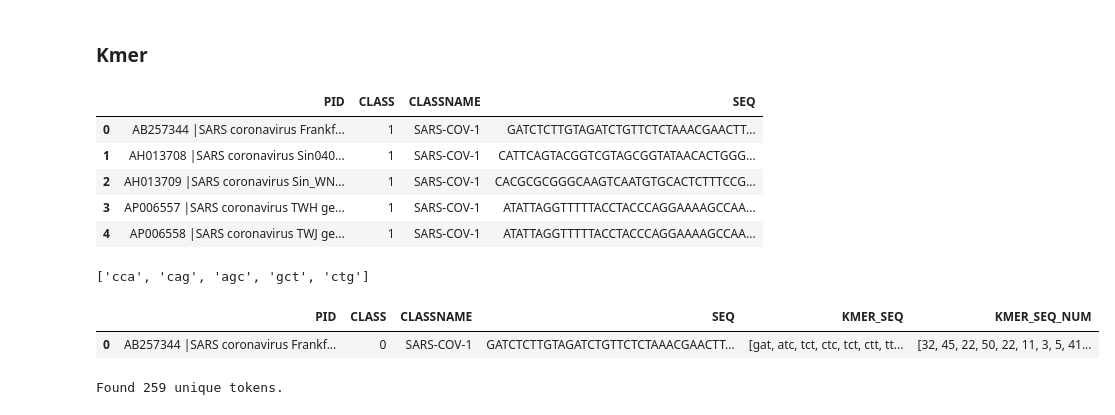
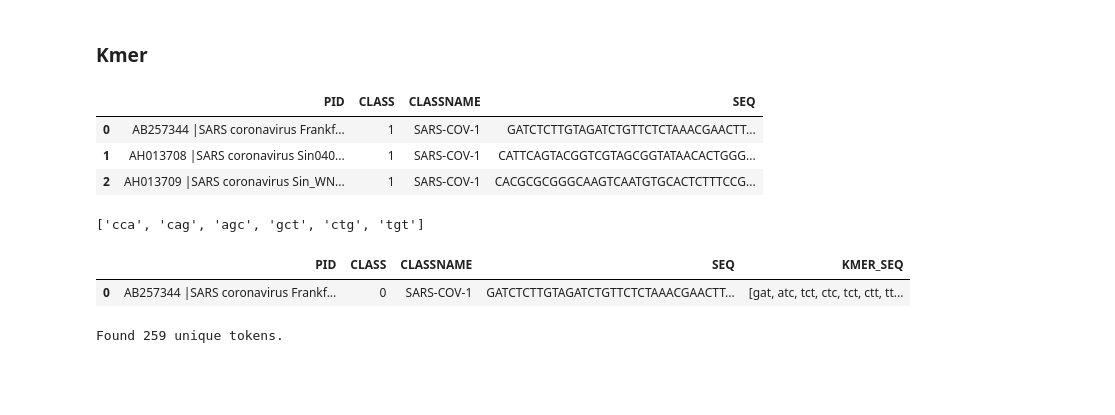
Before and after one commit to Moeinh77/Virus-DNA-classification-BERT, a Jupyter notebook: mainv1.ipynb, the cells around one changed output. Drawn from its saved outputs; the diff is of its cells as text; code cells hidden in the pictures; blank space fills up the shorter version.

```diff
--- a/mainv1.ipynb
+++ b/mainv1.ipynb
@@ -99,38 +126,33 @@ df_training.to_csv('TrainSet_ordinal.csv', index=False)
 # %% [markdown]
 ### Kmer
 # %%
-k_mer = 3
+KMER = 3
 # %%
 df_training = pd.read_csv('data/covid/training.csv')
-df_training.head()
+df_training.head(3)
 # %% [output]
 |  | PID | CLASS | CLASSNAME | SEQ |
 | 0 | AB257344 |SARS coronavirus Frankf... | 1 | SARS-COV-1 | GATCTCTTGTAGATCTGTTCTCTAAACGAACTT... |
 | 1 | AH013708 |SARS coronavirus Sin040... | 1 | SARS-COV-1 | CATTCAGTACGGTCGTAGCGGTATAACACTGGG... |
 | 2 | AH013709 |SARS coronavirus Sin_WN... | 1 | SARS-COV-1 | CACGCGCGGGCAAGTCAATGTGCACTCTTTCCG... |
-| 3 | AP006557 |SARS coronavirus TWH ge... | 1 | SARS-COV-1 | ATATTAGGTTTTTACCTACCCAGGAAAAGCCAA... |
-| 4 | AP006558 |SARS coronavirus TWJ ge... | 1 | SARS-COV-1 | ATATTAGGTTTTTACCTACCCAGGAAAAGCCAA... |
 # %%
 df_training['CLASS'] = df_training['CLASS'].apply(lambda x : x-1)
-# %%
-def kmer_fun(seq, win_size = 3):
-    kmer_list = []
-    # kmers_string = ""
-    for x in range(len(seq) - win_size + 1):
-        kmer_list.append(seq[x:x+win_size].lower())
-        # kmers_string = kmers_string+" "+seq[x:x+win_size].lower()
-    return kmer_list# kmers_string.strip()
-
-# So let’s try it out with a simple sequence:
-mySeq = 'CCAGCTG'
-kmer_fun(mySeq, win_size= k_mer)
-# %% [output]
-['cca', 'cag', 'agc', 'gct', 'ctg']
-# %%
-df_training['KMER_SEQ'] = df_training['SEQ'].apply(lambda x: kmer_fun(x, k_mer))
+# %%
+def kmer_fun(seq, win_size = 3):
+    kmer_list = []
+    for x in range(len(seq) - win_size + 1):
+        kmer_list.append(seq[x:x+win_size].lower())
+    return kmer_list
+
+# So let’s try it out with a simple sequence
+mySeq = 'CCAGCTGT'
+kmer_fun(mySeq, win_size= KMER)
+# %% [output]
+['cca', 'cag', 'agc', 'gct', 'ctg', 'tgt']
 # %%
+df_training['KMER_SEQ'] = df_training['SEQ'].apply(lambda x: kmer_fun(x, KMER))
 df_training.head(1)
 # %% [output]
-|  | PID | CLASS | CLASSNAME | SEQ | KMER_SEQ | KMER_SEQ_NUM |
-| 0 | AB257344 |SARS coronavirus Frankf... | 0 | SARS-COV-1 | GATCTCTTGTAGATCTGTTCTCTAAACGAACTT... | [gat, atc, tct, ctc, tct, ctt, tt... | [32, 45, 22, 50, 22, 11, 3, 5, 41... |
+|  | PID | CLASS | CLASSNAME | SEQ | KMER_SEQ |
+| 0 | AB257344 |SARS coronavirus Frankf... | 0 | SARS-COV-1 | GATCTCTTGTAGATCTGTTCTCTAAACGAACTT... | [gat, atc, tct, ctc, tct, ctt, tt... |
 # %%
```
Also changed, not shown: parts of 35 cells of this notebook.
